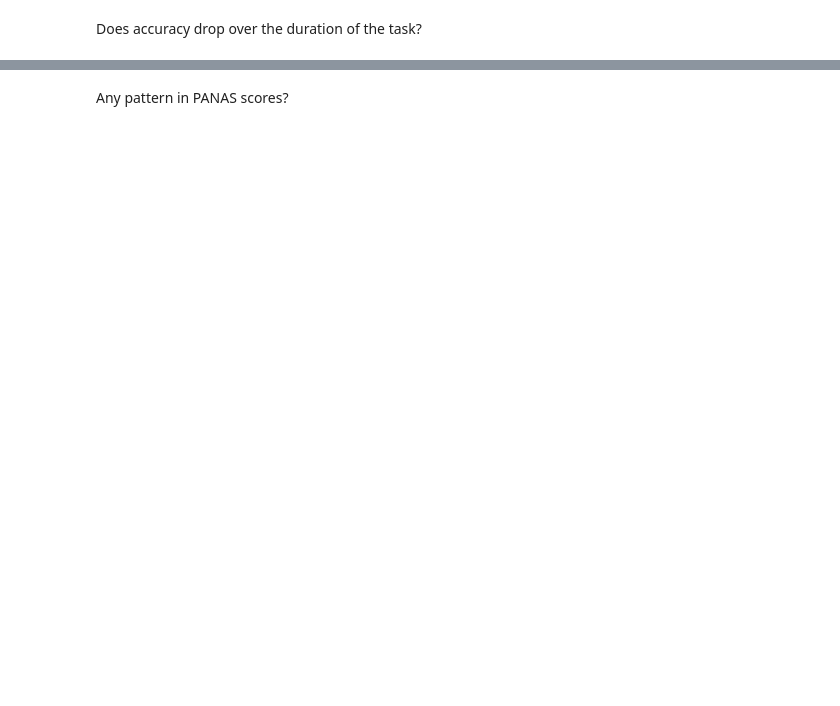
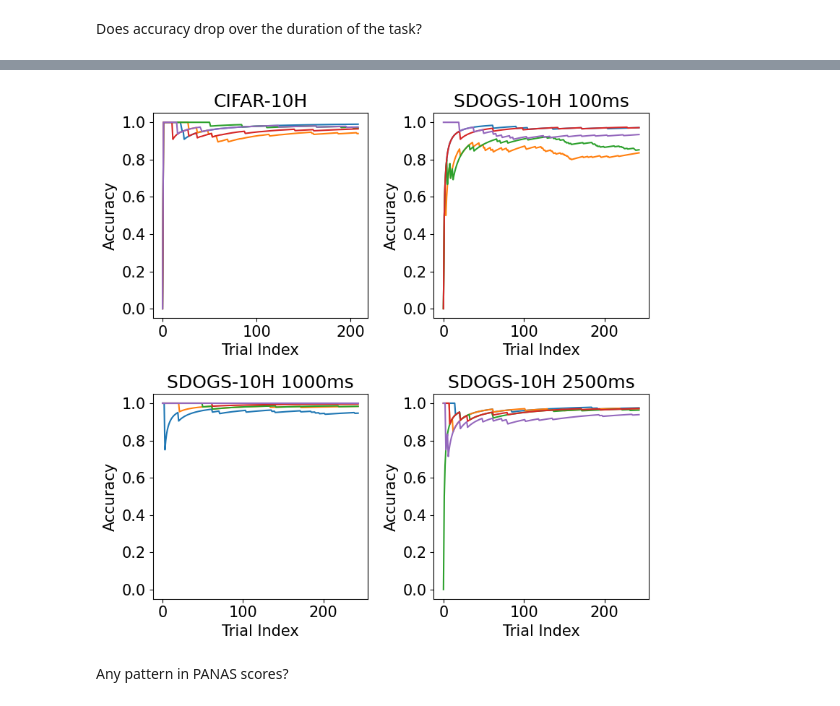
Before and after one commit to gordon-lim/sdogs-10h, a Jupyter notebook: analysis.ipynb, the cells around one changed output, grey strips where cells are left out. Saved outputs shown, nothing was run; the diff lists cells and outputs as text; code cells hidden in the pictures; blank space fills up the shorter version.

```diff
--- a/analysis.ipynb
+++ b/analysis.ipynb
@@ -526,16 +313,6 @@ diff_ft_ids['puppy'] = [5192, 14447, 19760, 6579, 17253, 714, 6541, 650, 19684,
 diff_ft_ids['small'] = [603, 17253, 16602, 19677, 10023, 10018, 16601, 19700, 17275, 14022, 19666, 19691, 731, 17320, 14359, 17288]
 diff_ft_ids['low-light'] = [19677, 16573, 6584, 6579, 17180, 13954, 5205, 19712, 7538, 7477, 636, 6540, 6598, 5226, 19653, 17256, 7528, 13956, 6553, 17373, 6544]
 diff_ft_ids['dark-dogs'] = [13954, 5205, 19712, 7538, 7477, 16601, 19700, 7615, 5192, 14447, 19760, 7527, 5278, 5138, 5211, 19636, 5232, 13946, 7606, 14385, 5206, 5129, 14379, 5177, 5258, 5265, 14432, 5247, 5225, 13925, 14419, 17268, 5162, 19751, 5145, 5204, 19662, 13907, 7601, 5257, 14007, 19719, 5188, 19766]
-# %%
-def sdogs_easy_correctness(row):
-    if row['stanford_label'] == 'cairn':
-        return row['answer'] in ['cairn', 'Yorkshire_terrier']
-    elif row['stanford_label'] == 'Yorkshire_terrier':
-        return row['answer'] in ['cairn', 'Yorkshire_terrier']
-    else:
-        return row['correct']
-
-sdogs_df['sdogs_easy_correct'] = sdogs_df.apply(sdogs_easy_correctness, axis=1)
 # %%
 # Load Stanford Dogs dataset using ImageFolder
 data_dir = "../StanfordDogs_Dataset"
@@ -769,3 +493,67 @@ plt.show()
+# %%
+np.random.seed(100)
+
+# Select a sample of 10 annotators
+sample_annotators = nofilter_cifar_df['annotator_id'].sample(n=5).tolist()
+
+# Calculate accuracy for each annotator
+plt.figure(figsize=(8, 8))
+
+# First subplot (Top Left)
+plt.subplot(2, 2, 1)
+for annotator_id in sample_annotators:
+    annotator_data = nofilter_cifar_df[nofilter_cifar_df['annotator_id'] == annotator_id]
+    correct_answers = annotator_data['correct_guess']
+    trial_count = len(annotator_data)
+    accuracy = [(correct_answers.iloc[:i].sum() / i) if i > 0 else 0 for i in range(trial_count)]
+    plt.plot(annotator_data['trial_index'], accuracy, label=f'Annotator {annotator_id}')
+plt.title('CIFAR-10H')
+plt.xlabel('Trial Index')
+plt.ylabel('Accuracy')
+plt.ylim([-0.05, 1.05])
+
+np.random.seed(100)
+
+# Group data by 'viewtime'
+viewtime_groups = sdogs_df.groupby('viewtime')
+
+# Iterate over viewtime cohorts
+subplot_idx = 2
+for viewtime, viewtime_data in viewtime_groups:
+    # Sample 5 participants
+    sampled_participants = viewtime_data['participant_id'].sample(n=5)
+
+    plt.subplot(2, 2, subplot_idx)
+    subplot_idx += 1
+
+    # Calculate cumulative accuracy for each annotator at every test_qid
+    for participant_id in sampled_participants:
+        participant_data = viewtime_data[viewtime_data['participant_id'] == participant_id]
+        accuracy = []
+        correct_answers = 0
+        total_questions = 0
+        for qid in participant_data['test_qid']:
+            total_questions += 1
+            correct_answer = participant_data[participant_data['test_qid'] == qid]['easy_correct'].values[0]
+            if correct_answer:
+                correct_answers += 1
+            accuracy.append(correct_answers / total_questions)
+
+        # Plot accuracy for the annotator
+        plt.title(f'SDOGS-10H {viewtime}ms')
+        plt.plot(range(len(accuracy)), accuracy)
+
+    # Customize plot
+    plt.xlabel('Trial Index')
+    plt.ylabel('Accuracy')
+    # Set vertical margin
+    plt.ylim([-0.05, 1.05])
+
+plt.tight_layout()
+plt.savefig('accuracy-over-trial.pdf', dpi=300)
+plt.show()
+# %% [output]
+[figure, added]
 # %% [markdown]
 Any pattern in PANAS scores?
 # %%
```
Also changed, not shown: parts of 37 cells of this notebook.
